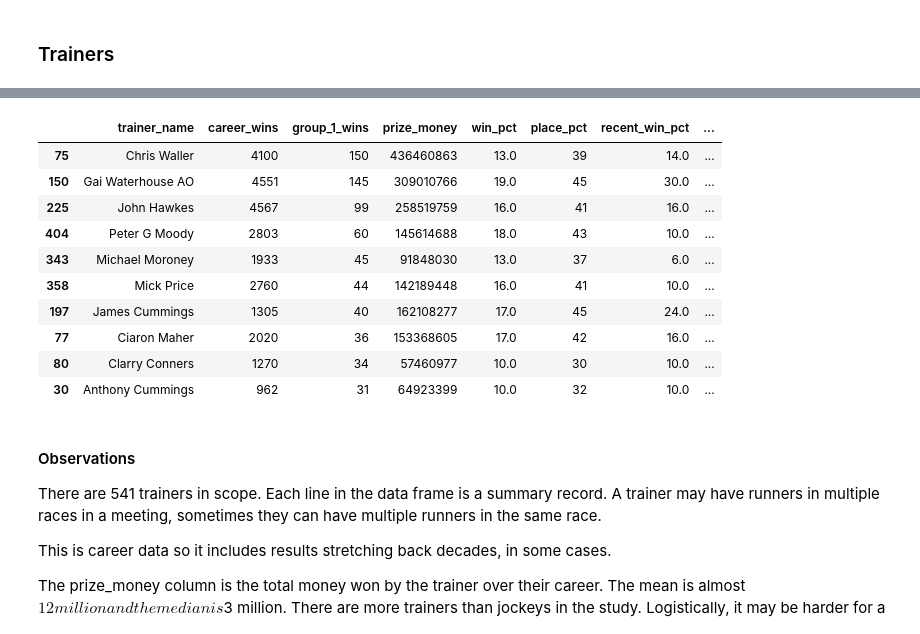
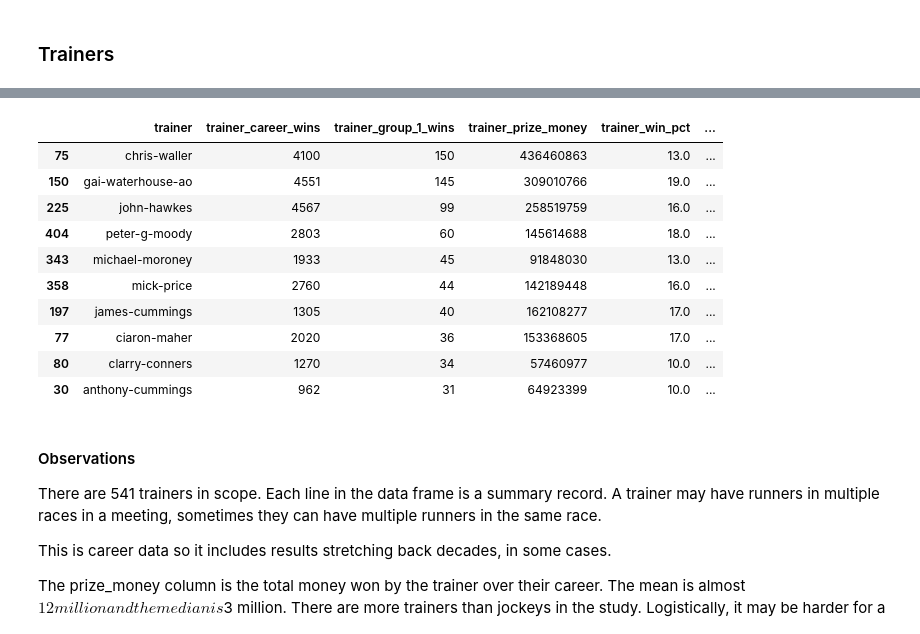
Before and after one commit to stripykitteh/horse_code, a Jupyter notebook: horse_racing_study.ipynb, the cells around one changed output, grey strips where cells are left out. Cells and saved outputs as stored; diff of their text form; code cells hidden in the pictures.

```diff
--- a/horse_racing_study.ipynb
+++ b/horse_racing_study.ipynb
@@ -907,17 +911,17 @@ df_trainers.describe()
 # %%
-df_trainers.sort_values(by=['group_1_wins'],ascending=False).head(10)
+df_trainers.sort_values(by=['trainer_group_1_wins'],ascending=False).head(10)
 # %% [output]
-|  | trainer_name | career_wins | group_1_wins | prize_money | win_pct | place_pct | recent_win_pct | ... |
-| 75 | Chris Waller | 4100 | 150 | 436460863 | 13.0 | 39 | 14.0 | ... |
-| 150 | Gai Waterhouse AO | 4551 | 145 | 309010766 | 19.0 | 45 | 30.0 | ... |
-| 225 | John Hawkes | 4567 | 99 | 258519759 | 16.0 | 41 | 16.0 | ... |
-| 404 | Peter G Moody | 2803 | 60 | 145614688 | 18.0 | 43 | 10.0 | ... |
-| 343 | Michael Moroney | 1933 | 45 | 91848030 | 13.0 | 37 | 6.0 | ... |
-| 358 | Mick Price | 2760 | 44 | 142189448 | 16.0 | 41 | 10.0 | ... |
-| 197 | James Cummings | 1305 | 40 | 162108277 | 17.0 | 45 | 24.0 | ... |
-| 77 | Ciaron Maher | 2020 | 36 | 153368605 | 17.0 | 42 | 16.0 | ... |
-| 80 | Clarry Conners | 1270 | 34 | 57460977 | 10.0 | 30 | 10.0 | ... |
-| 30 | Anthony Cummings | 962 | 31 | 64923399 | 10.0 | 32 | 10.0 | ... |
+|  | trainer | trainer_career_wins | trainer_group_1_wins | trainer_prize_money | trainer_win_pct | ... |
+| 75 | chris-waller | 4100 | 150 | 436460863 | 13.0 | ... |
+| 150 | gai-waterhouse-ao | 4551 | 145 | 309010766 | 19.0 | ... |
+| 225 | john-hawkes | 4567 | 99 | 258519759 | 16.0 | ... |
+| 404 | peter-g-moody | 2803 | 60 | 145614688 | 18.0 | ... |
+| 343 | michael-moroney | 1933 | 45 | 91848030 | 13.0 | ... |
+| 358 | mick-price | 2760 | 44 | 142189448 | 16.0 | ... |
+| 197 | james-cummings | 1305 | 40 | 162108277 | 17.0 | ... |
+| 77 | ciaron-maher | 2020 | 36 | 153368605 | 17.0 | ... |
+| 80 | clarry-conners | 1270 | 34 | 57460977 | 10.0 | ... |
+| 30 | anthony-cummings | 962 | 31 | 64923399 | 10.0 | ... |
 # %% [markdown]
 #### Observations
 
```
Also changed, not shown: parts of 22 cells of this notebook, 6 other files.
